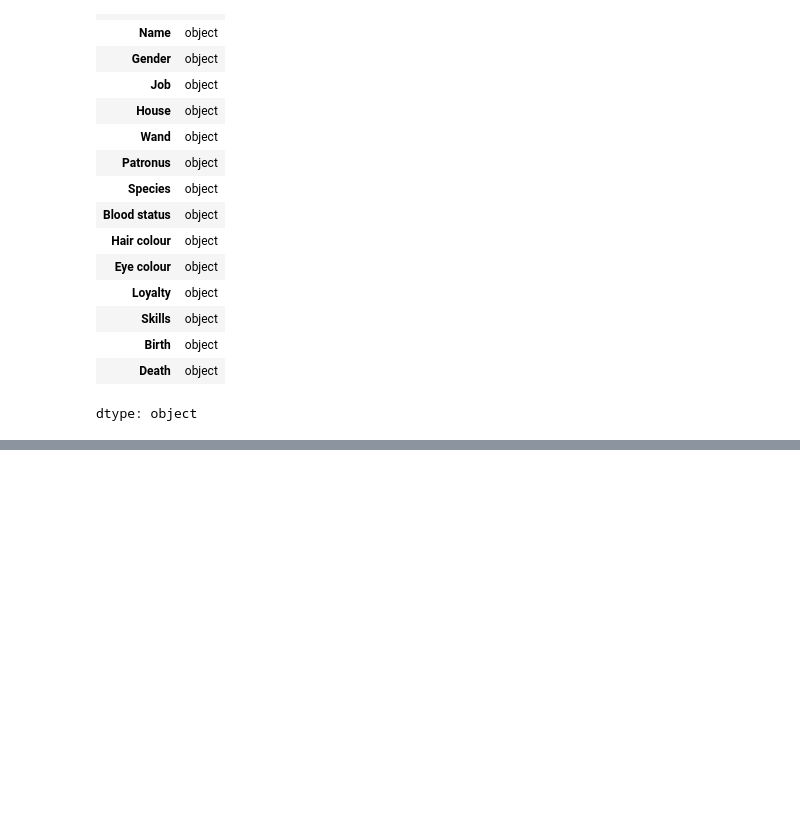
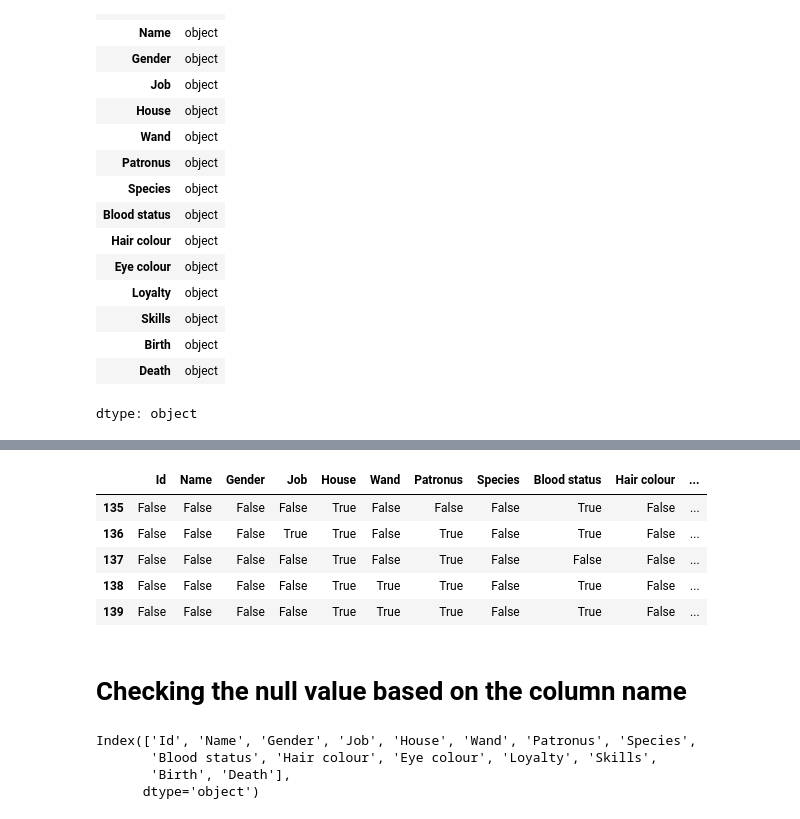
Before and after one commit to Snehamn24/pandas, a Jupyter notebook: Pandas_part2.ipynb, the cells around one changed output, grey strips where cells are left out. Cells and saved outputs as stored; diff of their text form; code cells hidden in the pictures; blank space fills up the shorter version.

```diff
--- a/Pandas_part2.ipynb
+++ b/Pandas_part2.ipynb
@@ -765,0 +855,18 @@ dtype: object
+# %%
+df.isnull().tail()
+# %% [output]
+|  | Id | Name | Gender | Job | House | Wand | Patronus | Species | Blood status | Hair colour | ... |
+| 135 | False | False | False | False | True | False | False | False | True | False | ... |
+| 136 | False | False | False | True | True | False | True | False | True | False | ... |
+| 137 | False | False | False | False | True | False | True | False | False | False | ... |
+| 138 | False | False | False | False | True | True | True | False | True | False | ... |
+| 139 | False | False | False | False | True | True | True | False | True | False | ... |
+# %% [markdown]
+# Checking the null value based on the column name
+# %%
+df.columns
+# %% [output]
+Index(['Id', 'Name', 'Gender', 'Job', 'House', 'Wand', 'Patronus', 'Species',
+       'Blood status', 'Hair colour', 'Eye colour', 'Loyalty', 'Skills',
+       'Birth', 'Death'],
+      dtype='object')
```
Also changed, not shown: parts of 22 cells of this notebook.
